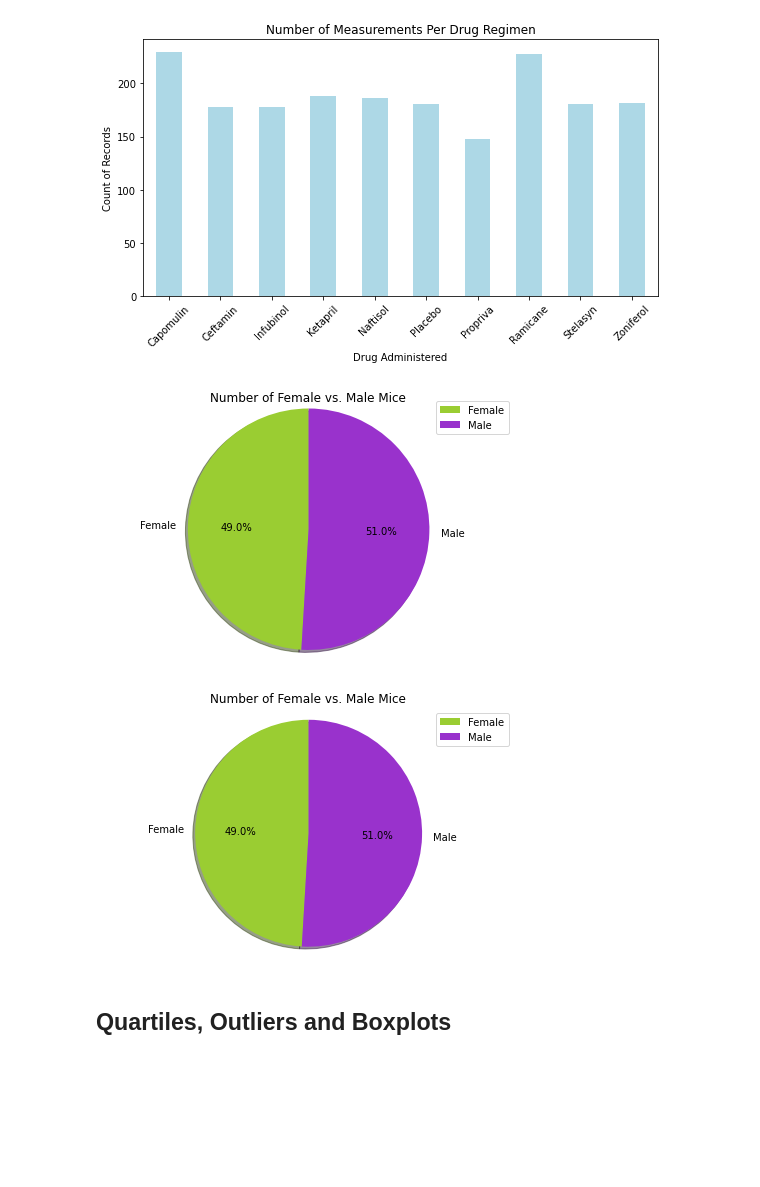
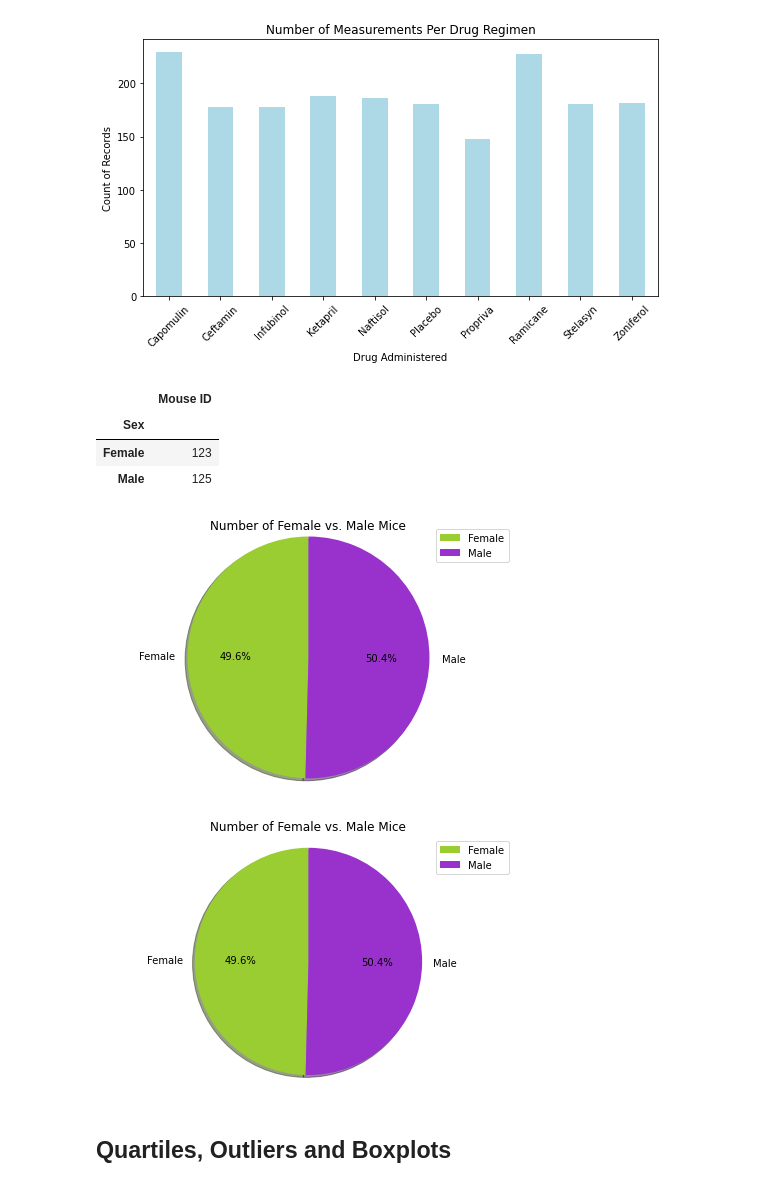
Before and after one commit to bminhas01/matplotlib-challenge, a Jupyter notebook: pymaceuticals_starter.ipynb, the cells around one changed output. Drawn from its saved outputs; the diff is of its cells as text; code cells hidden in the pictures; blank space fills up the shorter version.

Commit message:
Gender breakdown calculations revised

```diff
--- a/pymaceuticals_starter.ipynb
+++ b/pymaceuticals_starter.ipynb
@@ -161,10 +172,18 @@ plt.show()
 [figure]
 # %%
 # Create DataFrame with count of number of Male vs. Female mice
-mice_gender_df = clean_source_df.groupby('Sex')[['Mouse ID']].count()
-mice_gender_df.rename(columns={'Mouse ID':''}, inplace=True)
+gender_filter_df = clean_source_df.drop_duplicates(subset=['Mouse ID'])[['Mouse ID', 'Sex']]
+mice_gender_df = gender_filter_df.groupby('Sex').count()
+mice_gender_df
+# %% [output]
+|  | Mouse ID |
+| Sex |  |
+| Female | 123 |
+| Male | 125 |
 # %%
 # Generate a pie plot showing the distribution of female versus male mice using pandas
+mice_gender_df.rename(columns={'Mouse ID':''}, inplace=True)
+
 colors = ["yellowgreen", "darkorchid"]
 mice_gender_df.plot(kind='pie', subplots=True, shadow = True, startangle=90,
                     autopct='%1.1f%%', colors = colors, title = "Number of Female vs. Male Mice")
@@ -177,7 +196,7 @@ plt.tight_layout()
 plt.savefig("Analysis/PiePandas.png")
 plt.show()
 # %% [output]
-[figure, old version]
+[figure, new version]
 # %%
 # Reset DataFrame index and assign values to variables to be used later
 mice_gender_df.rename(columns={'':'Count by Sex'}, inplace=True)
@@ -200,7 +218,7 @@ plt.tight_layout()
 plt.savefig("Analysis/PiePyplot.png")
 plt.show()
 # %% [output]
-[figure, old version]
+[figure, new version]
 # %% [markdown]
 ## Quartiles, Outliers and Boxplots
 # %%
```
Also changed, not shown: parts of 5 cells of this notebook, 2 other files.
